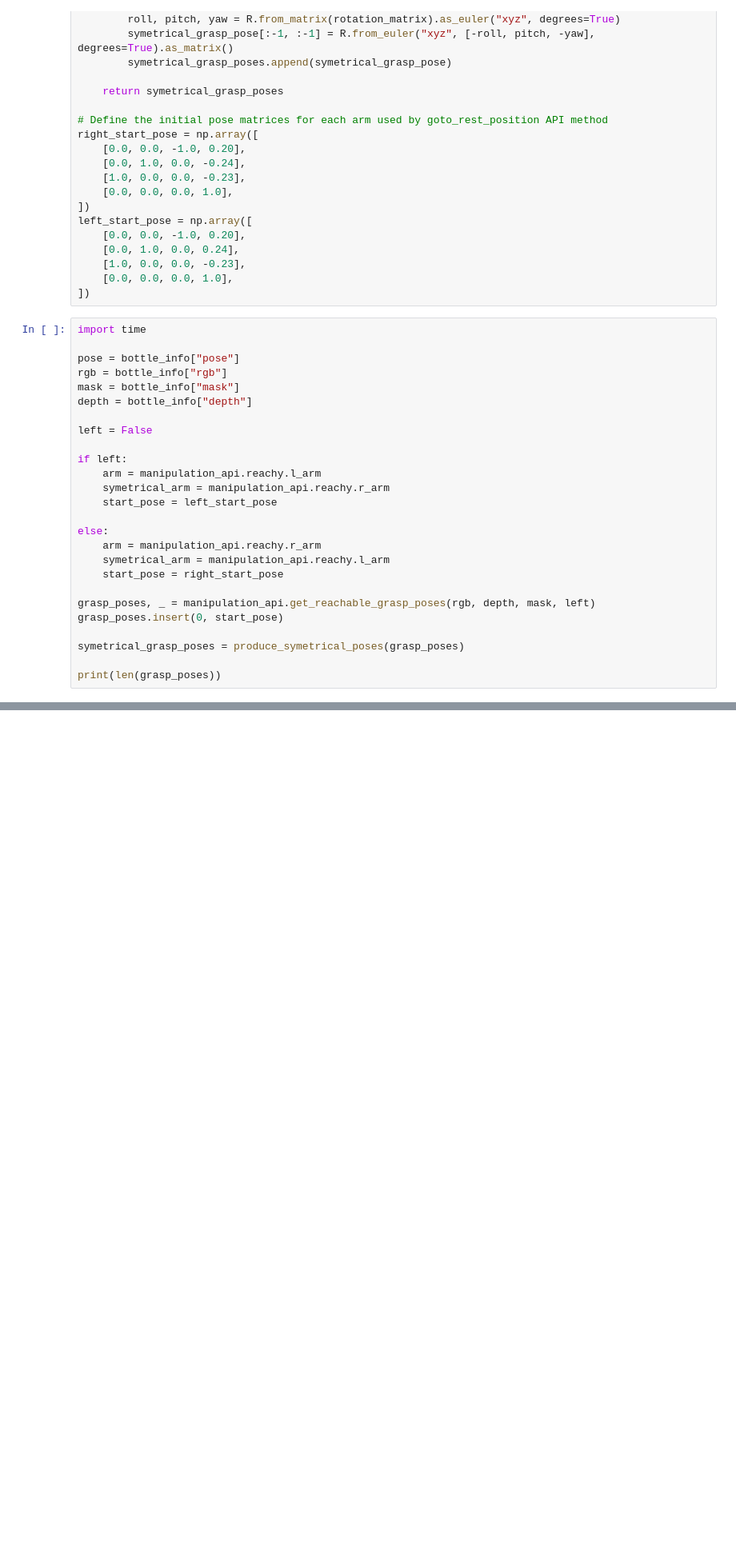
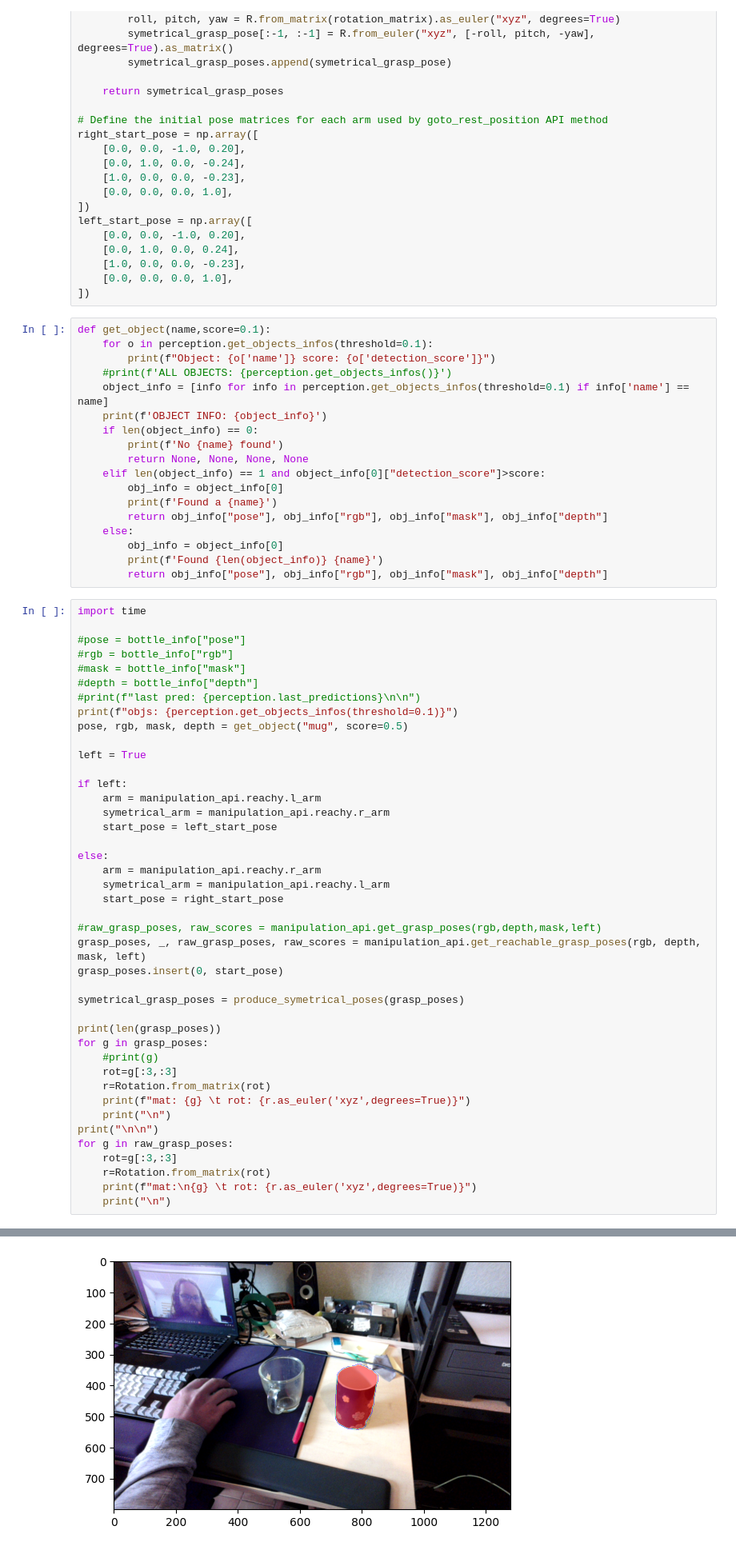
Before and after one commit to pollen-robotics/pollen-manipulation, a Jupyter notebook: examples/notebooks/Tests_reachability_issues_Reachy2.ipynb, the cells around one changed output, grey strips where cells are left out. Shown at 80% size. Cells and saved outputs as stored; diff of their text form; blank space fills up the shorter version.

```diff
--- a/examples/notebooks/Tests_reachability_issues_Reachy2.ipynb
+++ b/examples/notebooks/Tests_reachability_issues_Reachy2.ipynb
@@ -101,15 +218,36 @@ left_start_pose = np.array([
     [1.0, 0.0, 0.0, -0.23],
     [0.0, 0.0, 0.0, 1.0],
 ])
+# %%
+def get_object(name,score=0.1):
+    for o in perception.get_objects_infos(threshold=0.1):
+        print(f"Object: {o['name']} score: {o['detection_score']}")
+    #print(f'ALL OBJECTS: {perception.get_objects_infos()}')
+    object_info = [info for info in perception.get_objects_infos(threshold=0.1) if info['name'] == name]
+    print(f'OBJECT INFO: {object_info}')
+    if len(object_info) == 0:
+        print(f'No {name} found')
+        return None, None, None, None
+    elif len(object_info) == 1 and object_info[0]["detection_score"]>score:
+        obj_info = object_info[0]
+        print(f'Found a {name}')
+        return obj_info["pose"], obj_info["rgb"], obj_info["mask"], obj_info["depth"]
+    else:
+        obj_info = object_info[0]
+        print(f'Found {len(object_info)} {name}')
+        return obj_info["pose"], obj_info["rgb"], obj_info["mask"], obj_info["depth"]
 # %%
 import time
 
-pose = bottle_info["pose"]
-rgb = bottle_info["rgb"]
-mask = bottle_info["mask"]
-depth = bottle_info["depth"]
+#pose = bottle_info["pose"]
+#rgb = bottle_info["rgb"]
+#mask = bottle_info["mask"]
+#depth = bottle_info["depth"]
+#print(f"last pred: {perception.last_predictions}\n\n")
+print(f"objs: {perception.get_objects_infos(threshold=0.1)}")
+pose, rgb, mask, depth = get_object("mug", score=0.5)
 
-left = False
+left = True
 
 if left:
     arm = manipulation_api.reachy.l_arm
@@ -121,10 +259,23 @@ else:
     symetrical_arm = manipulation_api.reachy.l_arm
     start_pose = right_start_pose
 
-grasp_poses, _ = manipulation_api.get_reachable_grasp_poses(rgb, depth, mask, left)
+#raw_grasp_poses, raw_scores = manipulation_api.get_grasp_poses(rgb,depth,mask,left)
+grasp_poses, _, raw_grasp_poses, raw_scores = manipulation_api.get_reachable_grasp_poses(rgb, depth, mask, left)
 grasp_poses.insert(0, start_pose)
 
 symetrical_grasp_poses = produce_symetrical_poses(grasp_poses)
 
 print(len(grasp_poses))
+for g in grasp_poses:
+    #print(g)
+    rot=g[:3,:3]
+    r=Rotation.from_matrix(rot)
+    print(f"mat: {g} \t rot: {r.as_euler('xyz',degrees=True)}")
+    print("\n")
+print("\n\n")
+for g in raw_grasp_poses:
+    rot=g[:3,:3]
+    r=Rotation.from_matrix(rot)
+    print(f"mat:\n{g} \t rot: {r.as_euler('xyz',degrees=True)}")
+    print("\n")
 # %% [output]
@@ -137,0 +300 @@ Number of reachable grasp poses: 16
+[figure, added]
```
Also changed, not shown: parts of 21 cells of this notebook, 1 other file.
